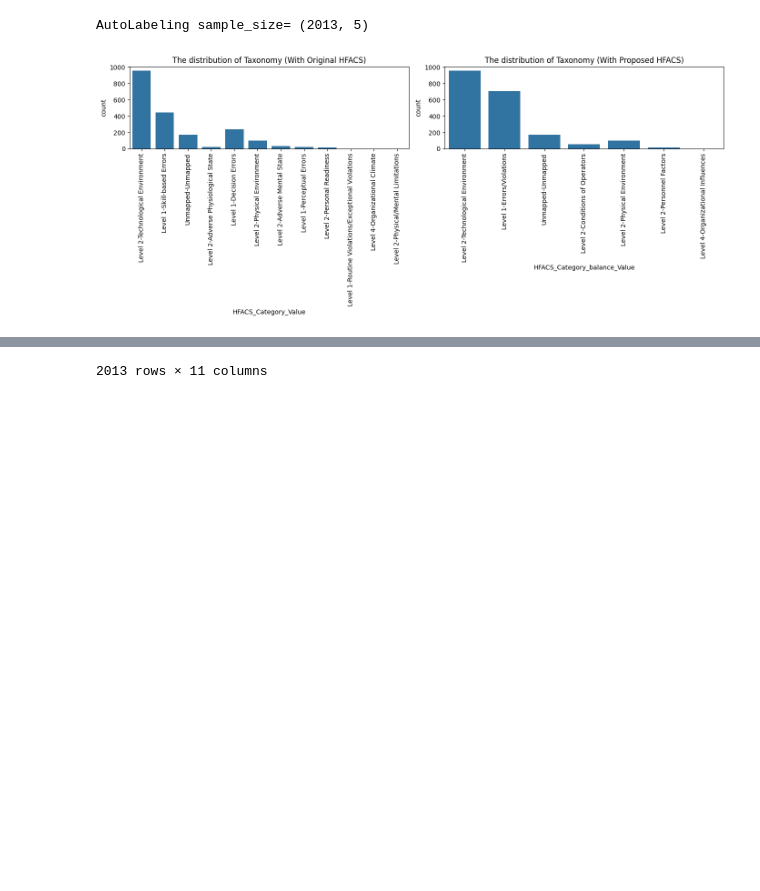
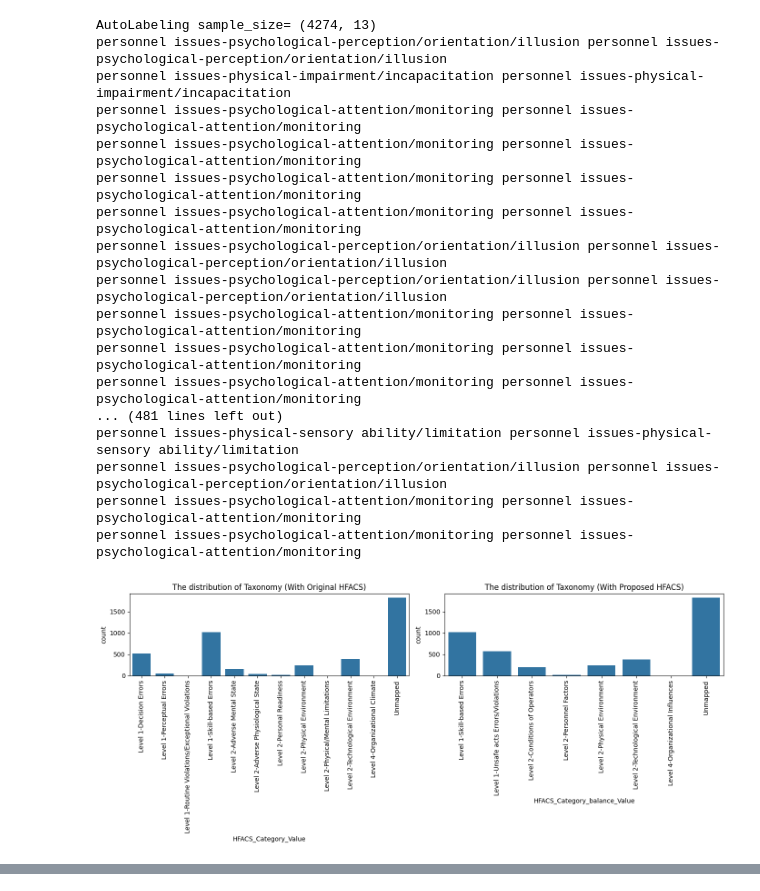
Before and after one commit to lasalasa/ASTAPM_Model, a Jupyter notebook: notebooks/notebook_labeling_manual.ipynb, the cells around one changed output, grey strips where cells are left out. Saved outputs shown, nothing was run; the diff lists cells and outputs as text; code cells hidden in the pictures; blank space fills up the shorter version.

```diff
--- a/notebooks/notebook_labeling_manual.ipynb
+++ b/notebooks/notebook_labeling_manual.ipynb
@@ -51,0 +191,26 @@ AutoLabeling sample_size= (4675, 5)
+# %%
+import pandas as pd
+PATH_PREFIX = '../data/local_ex/astapm'
+# asrs_df = CoreUtils.get_data('asrs', from_year=2022, to_year=2023)
+ntsb_df = pd.read_csv(f'{PATH_PREFIX}/ntsb/ntsb.csv', low_memory=False)
+ntsb_df = ntsb_df[(ntsb_df['year'] >= 2018) & (ntsb_df['year'] <= 2023)]
+# %%
+
+n_df = ntsb_df.copy()
+
+def define_finding_factor_n(row):
+    factor = ''
+    finding_description:str = row['finding_description']
+    finding_description_list = [factor.strip() for factor in finding_description.split('-')]
+
+    if finding_description_list[0] == 'Not determined':
+        return 'Not determined'
+
+    factor = f"{finding_description_list[0]}-{finding_description_list[1]}-{finding_description_list[2]}".rstrip('-')
+
+    return factor
+
+n_df['finding_factor'] = n_df.apply(define_finding_factor_n ,  axis=1)
+n_df = n_df[n_df['finding_factor'] != 'Not determined']
+
+n_df['finding_factor'].value_counts()
@@ -52,9 +247,26 @@ AutoLabeling sample_size= (4675, 5)
 # %%
-sample_df =  ntsb_df.copy() #.sample(n=2000)
+# sample_df =  ntsb_df.copy() #.sample(n=2000)
 
-autoLabeling = AutoLabeling(sample_df)
+autoLabeling = AutoLabeling(n_df)
 
-autoLabeling.do_auto_label()
+data = autoLabeling.do_auto_label()
+# print(sample_df.shape)
 # %% [output]
-AutoLabeling sample_size= (2013, 5)
+AutoLabeling sample_size= (4274, 13)
+personnel issues-psychological-perception/orientation/illusion personnel issues-psychological-perception/orientation/illusion
+personnel issues-physical-impairment/incapacitation personnel issues-physical-impairment/incapacitation
+personnel issues-psychological-attention/monitoring personnel issues-psychological-attention/monitoring
+personnel issues-psychological-attention/monitoring personnel issues-psychological-attention/monitoring
+personnel issues-psychological-attention/monitoring personnel issues-psychological-attention/monitoring
+personnel issues-psychological-attention/monitoring personnel issues-psychological-attention/monitoring
+personnel issues-psychological-perception/orientation/illusion personnel issues-psychological-perception/orientation/illusion
+personnel issues-psychological-perception/orientation/illusion personnel issues-psychological-perception/orientation/illusion
+personnel issues-psychological-attention/monitoring personnel issues-psychological-attention/monitoring
+personnel issues-psychological-attention/monitoring personnel issues-psychological-attention/monitoring
+personnel issues-psychological-attention/monitoring personnel issues-psychological-attention/monitoring
+... (481 lines left out)
+personnel issues-physical-sensory ability/limitation personnel issues-physical-sensory ability/limitation
+personnel issues-psychological-perception/orientation/illusion personnel issues-psychological-perception/orientation/illusion
+personnel issues-psychological-attention/monitoring personnel issues-psychological-attention/monitoring
+personnel issues-psychological-attention/monitoring personnel issues-psychological-attention/monitoring
-[figure, old version]
+[figure, new version]
@@ -73 +272,0 @@ AutoLabeling sample_size= (2013, 5)
-2013 rows × 11 columns
```
Also changed, not shown: parts of 17 cells of this notebook, 16 other files.
